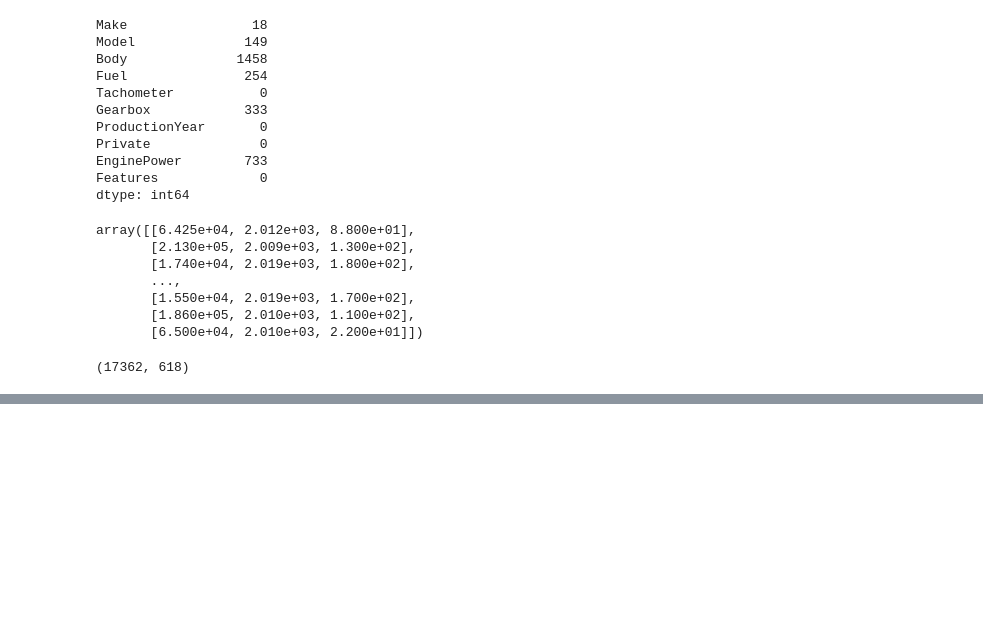
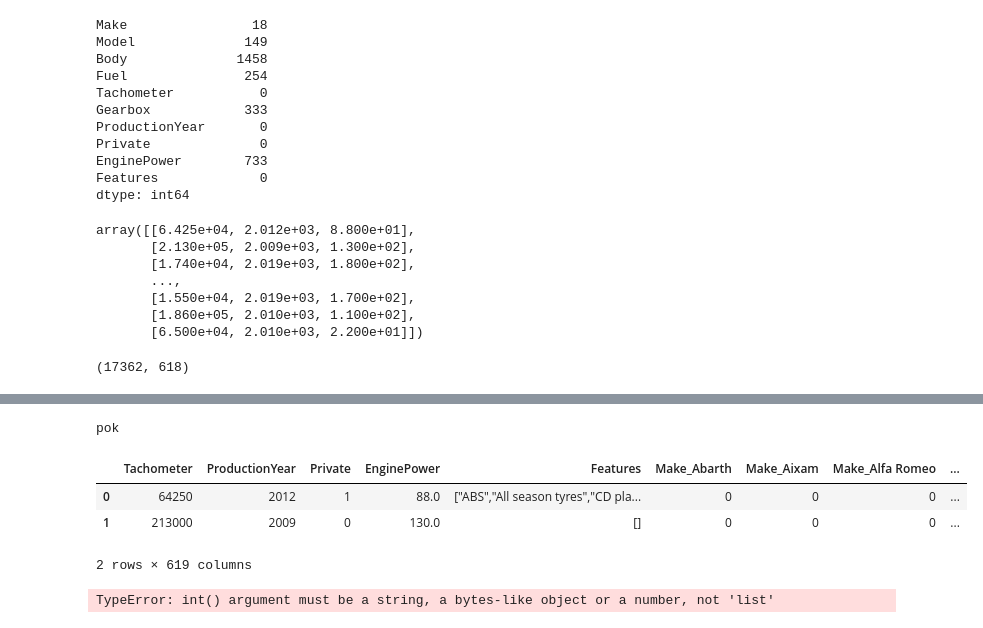
Before and after one commit to jachymDvorak/AuresDataScientist, a Jupyter notebook: EDA.ipynb, the cells around one changed output, grey strips where cells are left out. Cells and saved outputs as stored; diff of their text form; code cells hidden in the pictures; blank space fills up the shorter version.

```diff
--- a/EDA.ipynb
+++ b/EDA.ipynb
@@ -148,0 +191,16 @@ array.shape
+# %%
+if 'Tachometer' in df.columns:
+    print('pok')
+# %% [output]
+pok
+# %%
+df[:2]
+# %% [output]
+|  | Tachometer | ProductionYear | Private | EnginePower | Features | Make_Abarth | Make_Aixam | Make_Alfa Romeo | ... |
+| 0 | 64250 | 2012 | 1 | 88.0 | ["ABS","All season tyres","CD pla... | 0 | 0 | 0 | ... |
+| 1 | 213000 | 2009 | 0 | 130.0 | [] | 0 | 0 | 0 | ... |
+2 rows × 619 columns
+# %%
+int(['4'])
+# %% [output]
+TypeError: int() argument must be a string, a bytes-like object or a number, not 'list'
```
Also changed, not shown: parts of 4 cells of this notebook, 7 other files.
